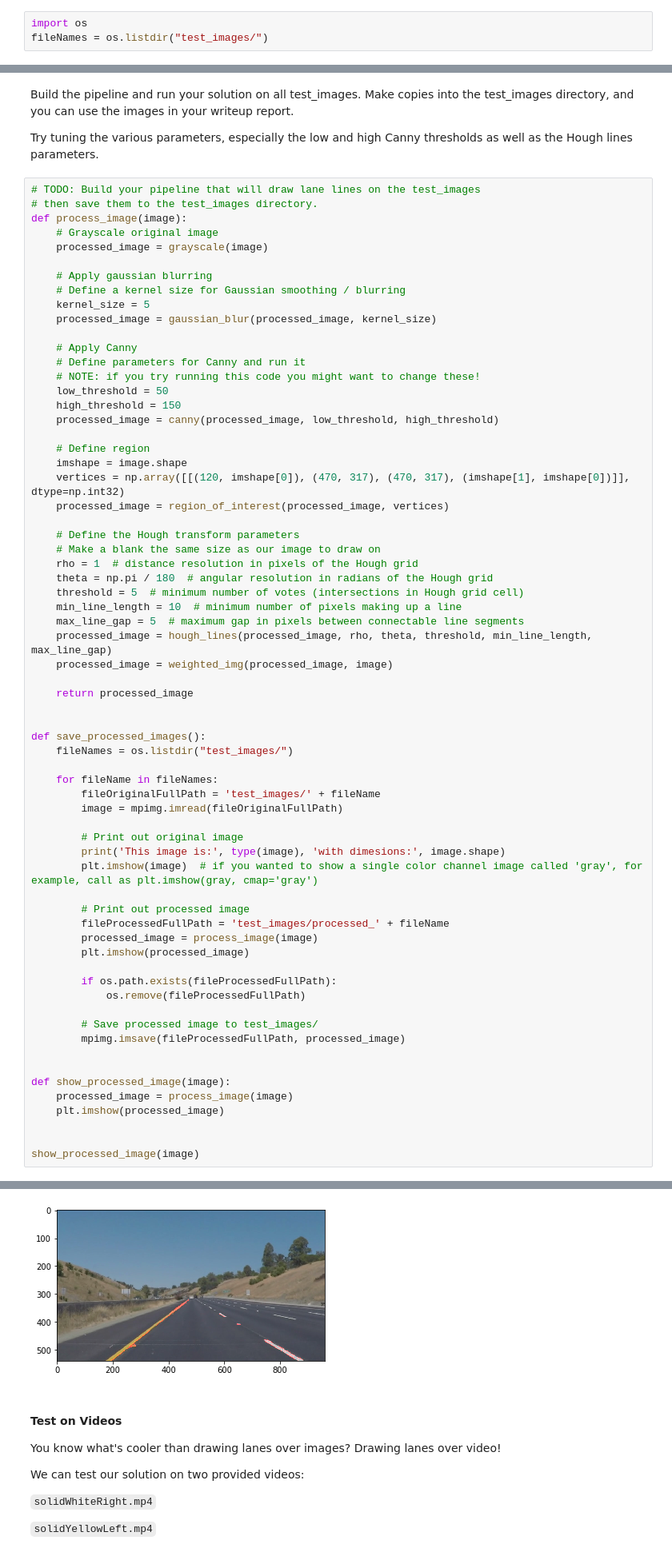
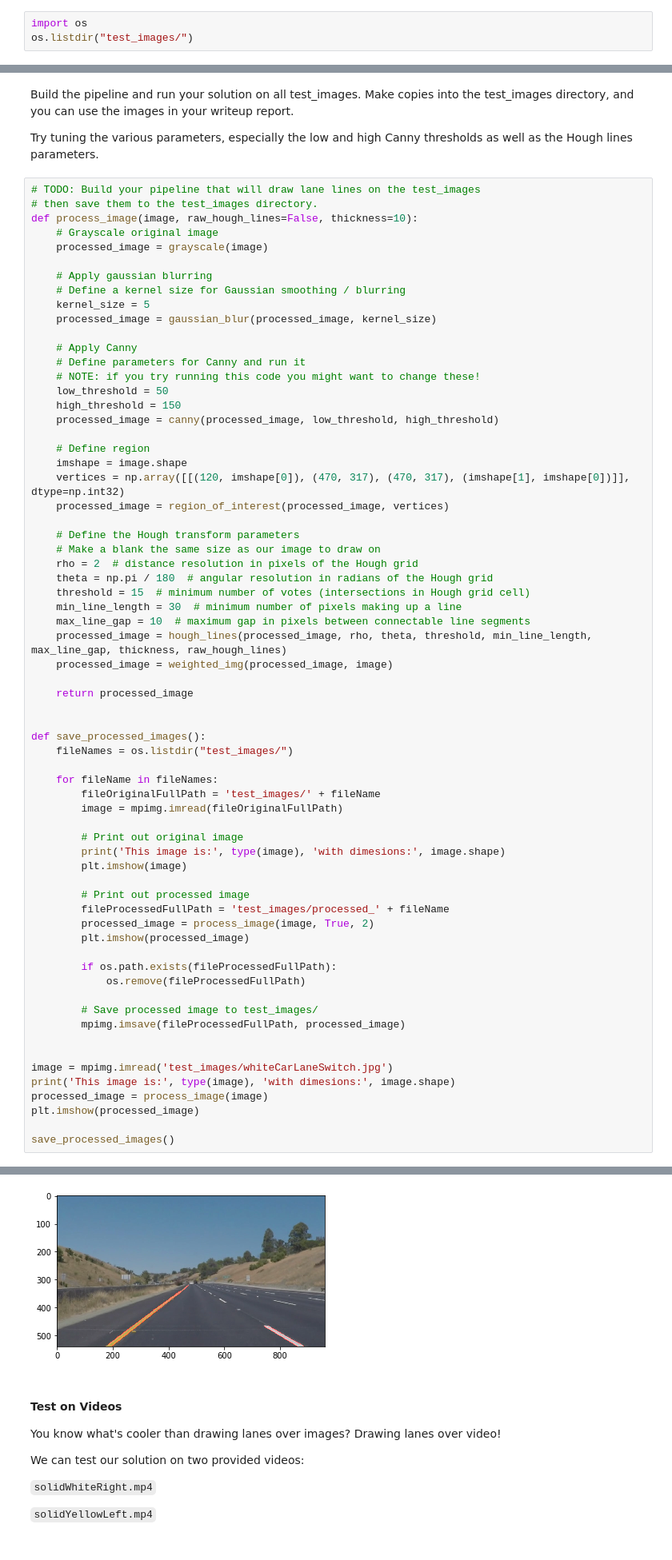
Before and after one commit to rogerfromfuture/DetectLaneLines, a Jupyter notebook: P1.ipynb, the cells around one changed output, grey strips where cells are left out. Shown: that part at 80% size. Cells and saved outputs as stored; diff of their text form.

Commit message:
Add the processed images

```diff
--- a/P1.ipynb
+++ b/P1.ipynb
@@ -178,5 +218,5 @@ Build your pipeline to work on the images in the directory "test_images"
 **You should make sure your pipeline works well on these images before you try the videos.**
 # %%
 import os
-fileNames = os.listdir("test_images/")
+os.listdir("test_images/")
 # %% [output]
@@ -195,7 +241,7 @@ Try tuning the various parameters, especially the low and high Canny thresholds
 # %%
 # TODO: Build your pipeline that will draw lane lines on the test_images
 # then save them to the test_images directory.
-def process_image(image):
+def process_image(image, raw_hough_lines=False, thickness=10):
     # Grayscale original image
     processed_image = grayscale(image)
 
@@ -218,12 +264,12 @@ def process_image(image):
 
     # Define the Hough transform parameters
     # Make a blank the same size as our image to draw on
-    rho = 1  # distance resolution in pixels of the Hough grid
+    rho = 2  # distance resolution in pixels of the Hough grid
     theta = np.pi / 180  # angular resolution in radians of the Hough grid
-    threshold = 5  # minimum number of votes (intersections in Hough grid cell)
-    min_line_length = 10  # minimum number of pixels making up a line
-    max_line_gap = 5  # maximum gap in pixels between connectable line segments
-    processed_image = hough_lines(processed_image, rho, theta, threshold, min_line_length, max_line_gap)
+    threshold = 15  # minimum number of votes (intersections in Hough grid cell)
+    min_line_length = 30  # minimum number of pixels making up a line
+    max_line_gap = 10  # maximum gap in pixels between connectable line segments
+    processed_image = hough_lines(processed_image, rho, theta, threshold, min_line_length, max_line_gap, thickness, raw_hough_lines)
     processed_image = weighted_img(processed_image, image)
 
     return processed_image
@@ -238,11 +284,11 @@ def save_processed_images():
 
         # Print out original image
         print('This image is:', type(image), 'with dimesions:', image.shape)
-        plt.imshow(image)  # if you wanted to show a single color channel image called 'gray', for example, call as plt.imshow(gray, cmap='gray')
+        plt.imshow(image)
 
         # Print out processed image
         fileProcessedFullPath = 'test_images/processed_' + fileName
-        processed_image = process_image(image)
+        processed_image = process_image(image, True, 2)
         plt.imshow(processed_image)
 
         if os.path.exists(fileProcessedFullPath):
@@ -252,10 +298,10 @@ def save_processed_images():
         mpimg.imsave(fileProcessedFullPath, processed_image)
 
 
-def show_processed_image(image):
-    processed_image = process_image(image)
-    plt.imshow(processed_image)
+image = mpimg.imread('test_images/whiteCarLaneSwitch.jpg')
+print('This image is:', type(image), 'with dimesions:', image.shape)
+processed_image = process_image(image)
+plt.imshow(processed_image)
 
-
-show_processed_image(image)
+save_processed_images()
 # %% [output]
@@ -262,4 +315,4 @@ show_processed_image(image)
-[figure, old version]
+[figure, new version]
 # %% [markdown]
 #### Test on Videos
 
```
Also changed, not shown: parts of 6 cells of this notebook, 1 other file.
